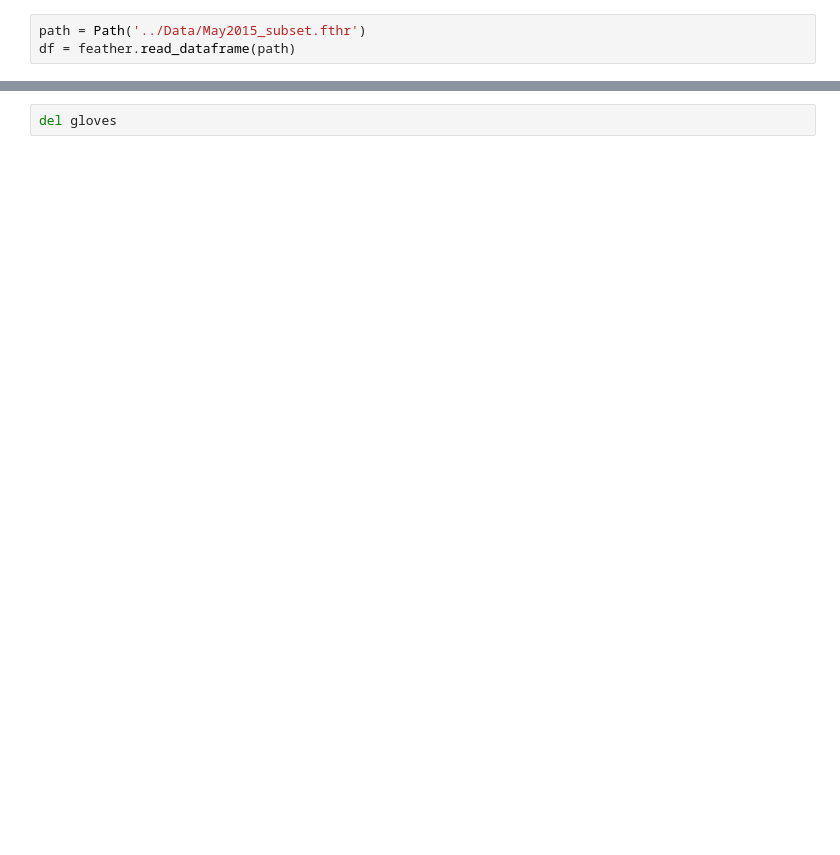
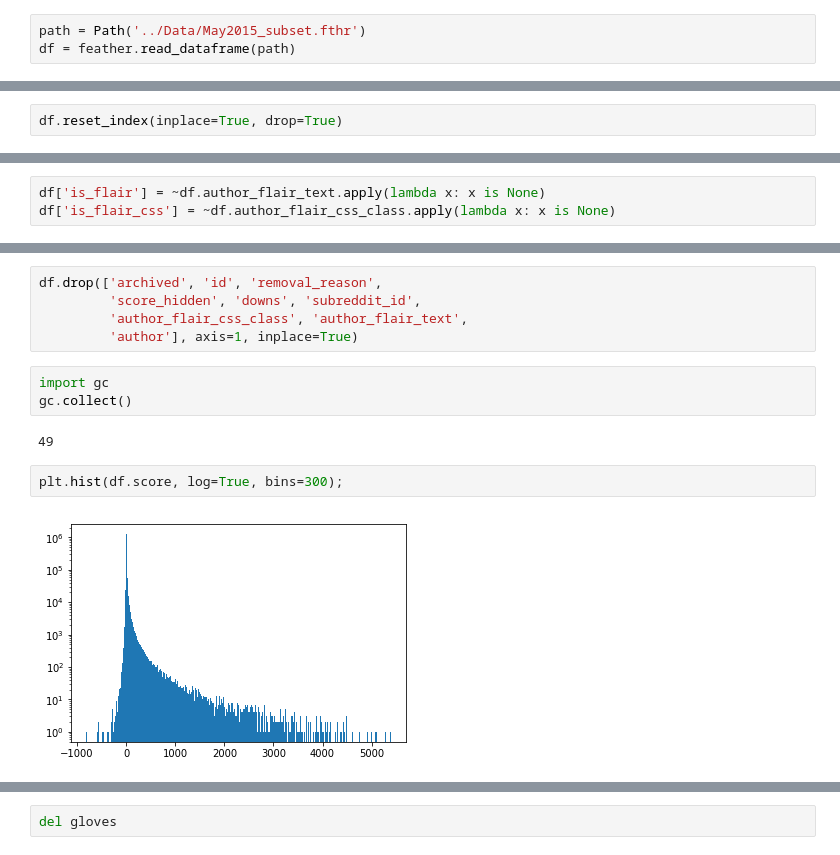
Before and after one commit to Prakhar-USF/ml-reddit, a Jupyter notebook: max_notebook.ipynb, the cells around one changed output, grey strips where cells are left out. Saved outputs shown, nothing was run; the diff lists cells and outputs as text; blank space fills up the shorter version.

```diff
--- a/max_notebook.ipynb
+++ b/max_notebook.ipynb
@@ -36,0 +29,2 @@ df = feather.read_dataframe(path)
+# %%
+df.reset_index(inplace=True, drop=True)
@@ -36,0 +35,3 @@ df = feather.read_dataframe(path)
+# %%
+df['is_flair'] = ~df.author_flair_text.apply(lambda x: x is None)
+df['is_flair_css'] = ~df.author_flair_css_class.apply(lambda x: x is None)
@@ -36,0 +49,14 @@ df = feather.read_dataframe(path)
+# %%
+df.drop(['archived', 'id', 'removal_reason',
+         'score_hidden', 'downs', 'subreddit_id',
+         'author_flair_css_class', 'author_flair_text',
+         'author'], axis=1, inplace=True)
+# %%
+import gc
+gc.collect()
+# %% [output]
+49
+# %%
+plt.hist(df.score, log=True, bins=300);
+# %% [output]
+[figure, added]
```
Also changed, not shown: parts of 324 cells of this notebook.
